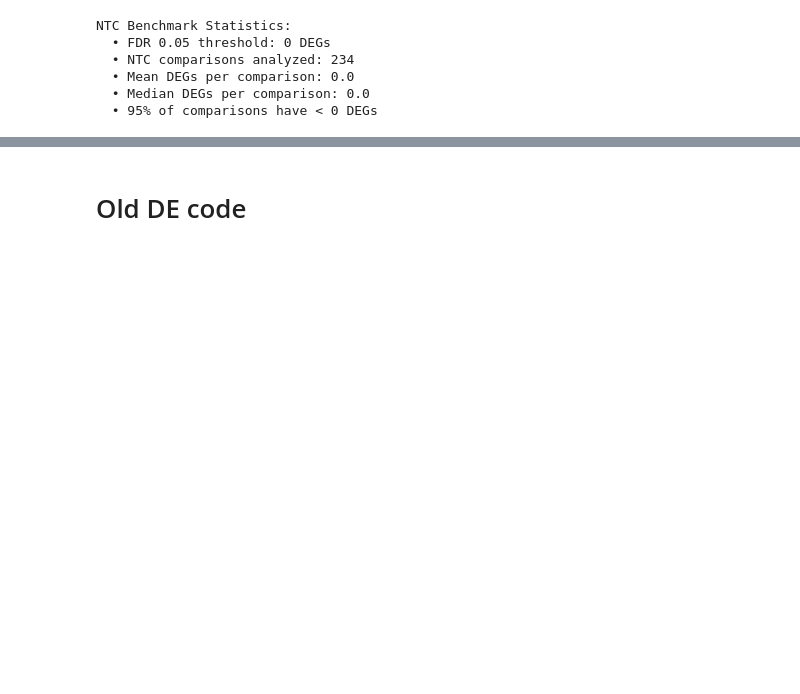
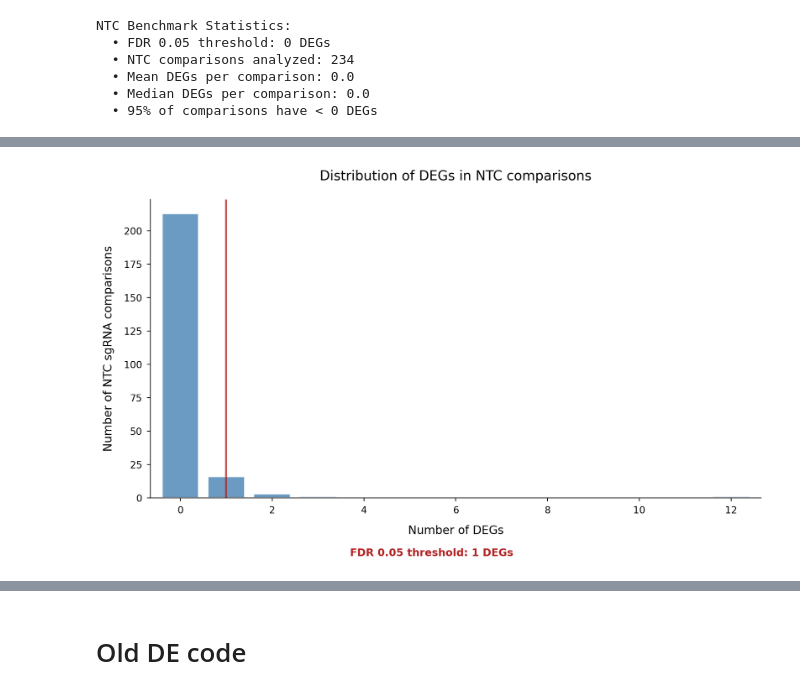
Before and after one commit to subramaniam-lab-ucsd/tf-project, a Jupyter notebook: tf_project_de_analysis_mde.ipynb, the cells around one changed output, grey strips where cells are left out. Drawn from its saved outputs; the diff is of its cells as text; code cells hidden in the pictures; blank space fills up the shorter version.

```diff
--- a/tf_project_de_analysis_mde.ipynb
+++ b/tf_project_de_analysis_mde.ipynb
@@ -757,0 +787,5 @@ NTC Benchmark Statistics:
+# %%
+pipeline_adata = adata.copy()
+pipeline_ntc_benchmark_results = \
+    psp.de.benchmark_NTC_FDR(pipeline_adata)
+# %% [output]
@@ -757,0 +801 @@ NTC Benchmark Statistics:
+[figure, added]
```
Also changed, not shown: parts of 10 cells of this notebook, 1 other file.
